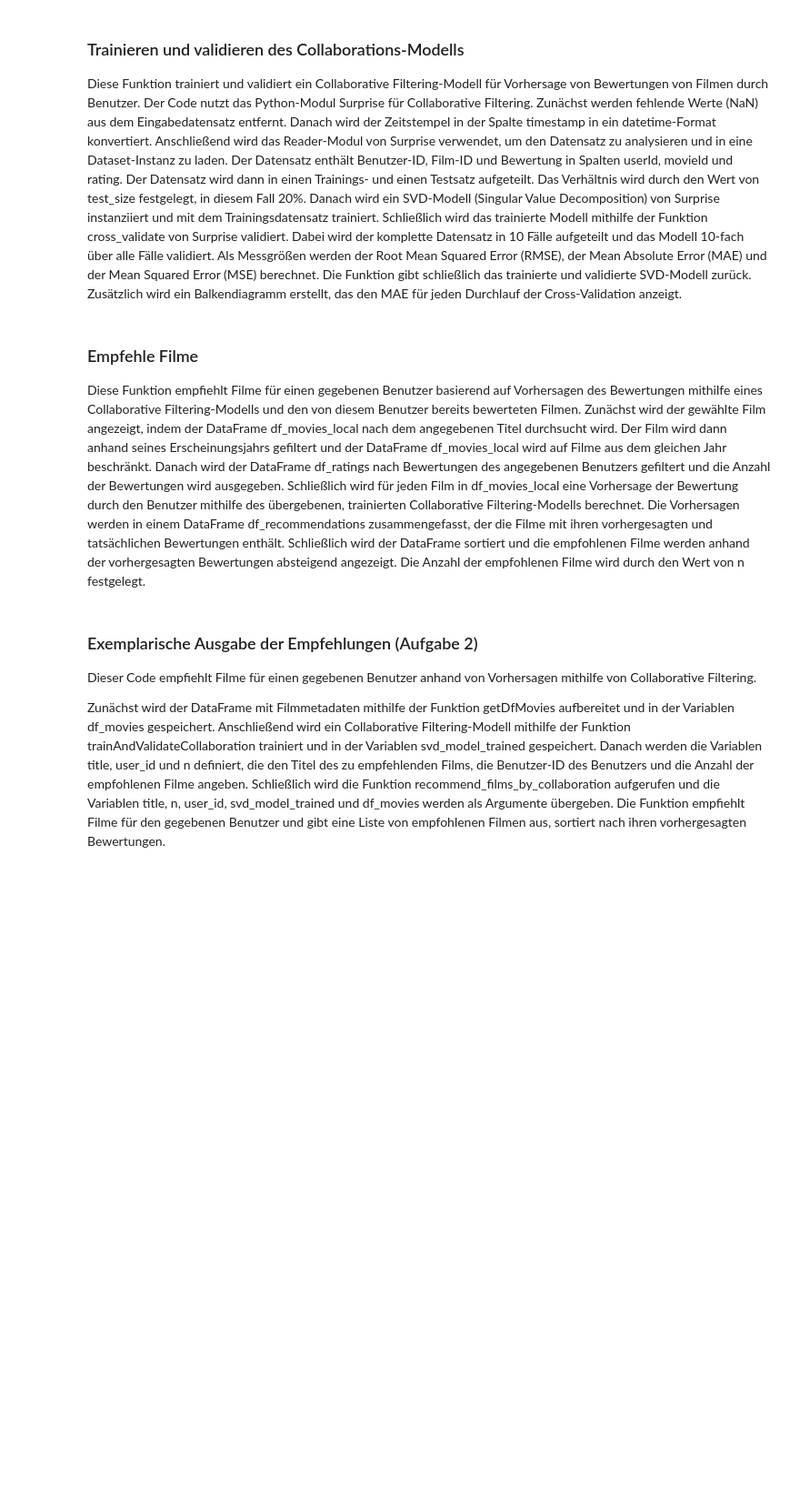
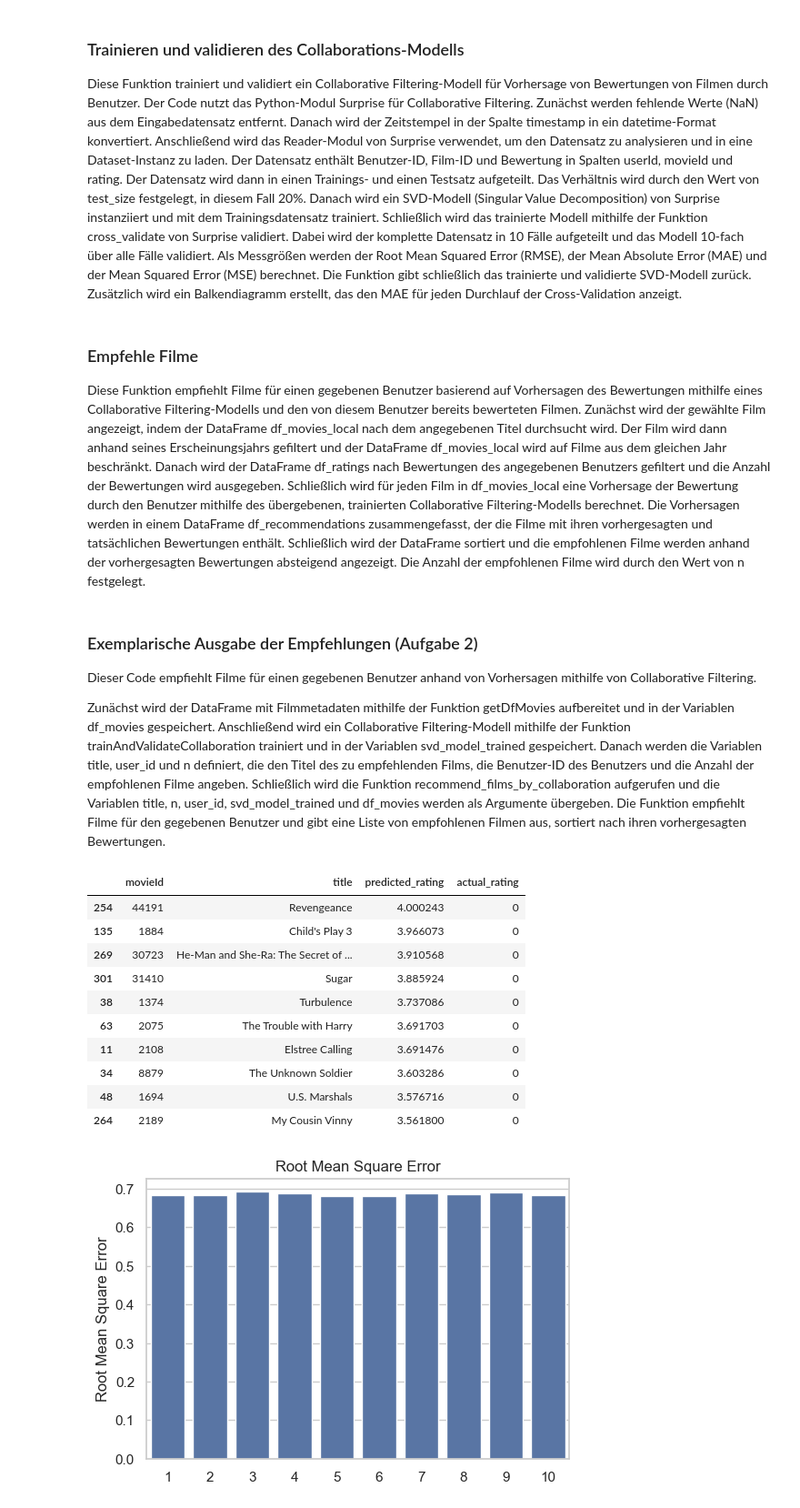
Before and after one commit to LFS96/hs_mz_its2, a Jupyter notebook: ITS__Notebook.ipynb, the cells around one changed output. Shown at 91% size. Drawn from its saved outputs; the diff is of its cells as text; code cells hidden in the pictures; blank space fills up the shorter version.

```diff
--- a/ITS__Notebook.ipynb
+++ b/ITS__Notebook.ipynb
@@ -296,7 +317,7 @@ Danach wird die Spalte vote_count aus dem Eingabedatensatz extrahiert und in den
 Schließlich wird auch der Titel des Films in den neuen DataFrame eingefügt.
 Der neu formatierte DataFrame wird schließlich zurückgegeben.
 # %%
-def getDfMovies(df_meta_local):
+def get_df_movies(df_meta_local):
 
     df_movies_local = pd.DataFrame()
     # Extrahieren vom release Jahr
@@ -327,7 +348,7 @@ Danach wird ein SVD-Modell (Singular Value Decomposition) von Surprise instanzii
 Schließlich wird das trainierte Modell mithilfe der Funktion cross_validate von Surprise validiert. Dabei wird der komplette Datensatz in 10 Fälle aufgeteilt und das Modell 10-fach über alle Fälle validiert. Als Messgrößen werden der Root Mean Squared Error (RMSE), der Mean Absolute Error (MAE) und der Mean Squared Error (MSE) berechnet.
 Die Funktion gibt schließlich das trainierte und validierte SVD-Modell zurück. Zusätzlich wird ein Balkendiagramm erstellt, das den MAE für jeden Durchlauf der Cross-Validation anzeigt.
 # %%
-def trainAndValidateCollaboration(df_ratings_local):
+def train_and_validate_collaboration(df_ratings_local):
 
     # Entfernen der na-Werte
     df_ratings_temp = df_ratings_local.dropna()
@@ -369,13 +390,14 @@ Zunächst wird der gewählte Film angezeigt, indem der DataFrame df_movies_local
 Danach wird der DataFrame df_ratings nach Bewertungen des angegebenen Benutzers gefiltert und die Anzahl der Bewertungen wird ausgegeben.
 Schließlich wird für jeden Film in df_movies_local eine Vorhersage der Bewertung durch den Benutzer mithilfe des übergebenen, trainierten Collaborative Filtering-Modells berechnet. Die Vorhersagen werden in einem DataFrame df_recommendations zusammengefasst, der die Filme mit ihren vorhergesagten und tatsächlichen Bewertungen enthält. Schließlich wird der DataFrame sortiert und die empfohlenen Filme werden anhand der vorhergesagten Bewertungen absteigend angezeigt. Die Anzahl der empfohlenen Filme wird durch den Wert von n festgelegt.
 # %%
-def recommend_films_by_collaboration(title, n, user_id, svd_model_trained, df_movies_local, df_ratings):
+def recommend_films_by_collaboration(title, n, user_id, svd_model_trained, df_movies_local, df_ratings, prefilterd):
 
-    chosenMovie = df_movies_local[df_movies_local['title'] == title]
-    year = chosenMovie["year"].iloc[0]
+    if not prefilterd:
+        chosenMovie = df_movies_local[df_movies_local['title'] == title]
+        year = chosenMovie["year"].iloc[0]
 
-    # Filter nach Jahr
-    df_movies_local = df_movies_local[df_movies_local['year'] == year]
+        # Filter nach Jahr
+        df_movies_local = df_movies_local[df_movies_local['year'] == year]
 
     df_ratings_filtered = df_ratings[df_ratings['userId'] == user_id]
 
@@ -384,6 +406,7 @@ def recommend_films_by_collaboration(title, n, user_id, svd_model_trained, df_mo
         rating_pred = svd_model_trained.predict(user_id, movie_id, 0, verbose=False)
         pred_series.append([movie_id, name, rating_pred.est, 0])
     df_recommendations = pd.DataFrame(pred_series, columns=['movieId', 'title', 'predicted_rating', 'actual_rating'])
+    df_recommendations = df_recommendations.dropna()
     display(df_recommendations.sort_values(by='predicted_rating', ascending=False).head(n))
 # %% [markdown]
 ### Exemplarische Ausgabe der Empfehlungen (Aufgabe 2)
@@ -395,13 +418,26 @@ Schließlich wird die Funktion recommend_films_by_collaboration aufgerufen und d
 # %%
 # Entfernen von IDs welche fehlerhaft sind
 df_meta = metadata.drop([19730, 29503, 35587])
 
-df_movies = getDfMovies(df_meta)
-svd_model_trained = trainAndValidateCollaboration(rating)
+df_movies = get_df_movies(df_meta)
+svd_model_trained = train_and_validate_collaboration(rating)
 
 title = 'The Dark Knight Rises'
 user_id = 400
 n = 10
 
 # Ausgabe anhand vom collaborativen Filter
-recommend_films_by_collaboration(title, n, user_id, svd_model_trained, df_movies, rating)
+recommend_films_by_collaboration(title, n, user_id, svd_model_trained, df_movies, rating, False)
+# %% [output]
+|  | movieId | title | predicted_rating | actual_rating |
+| 254 | 44191 | Revengeance | 4.000243 | 0 |
+| 135 | 1884 | Child's Play 3 | 3.966073 | 0 |
+| 269 | 30723 | He-Man and She-Ra: The Secret of ... | 3.910568 | 0 |
+| 301 | 31410 | Sugar | 3.885924 | 0 |
+| 38 | 1374 | Turbulence | 3.737086 | 0 |
+| 63 | 2075 | The Trouble with Harry | 3.691703 | 0 |
+| 11 | 2108 | Elstree Calling | 3.691476 | 0 |
+| 34 | 8879 | The Unknown Soldier | 3.603286 | 0 |
+| 48 | 1694 | U.S. Marshals | 3.576716 | 0 |
+| 264 | 2189 | My Cousin Vinny | 3.561800 | 0 |
+[figure, added]
```
Also changed, not shown: parts of 7 cells of this notebook.
